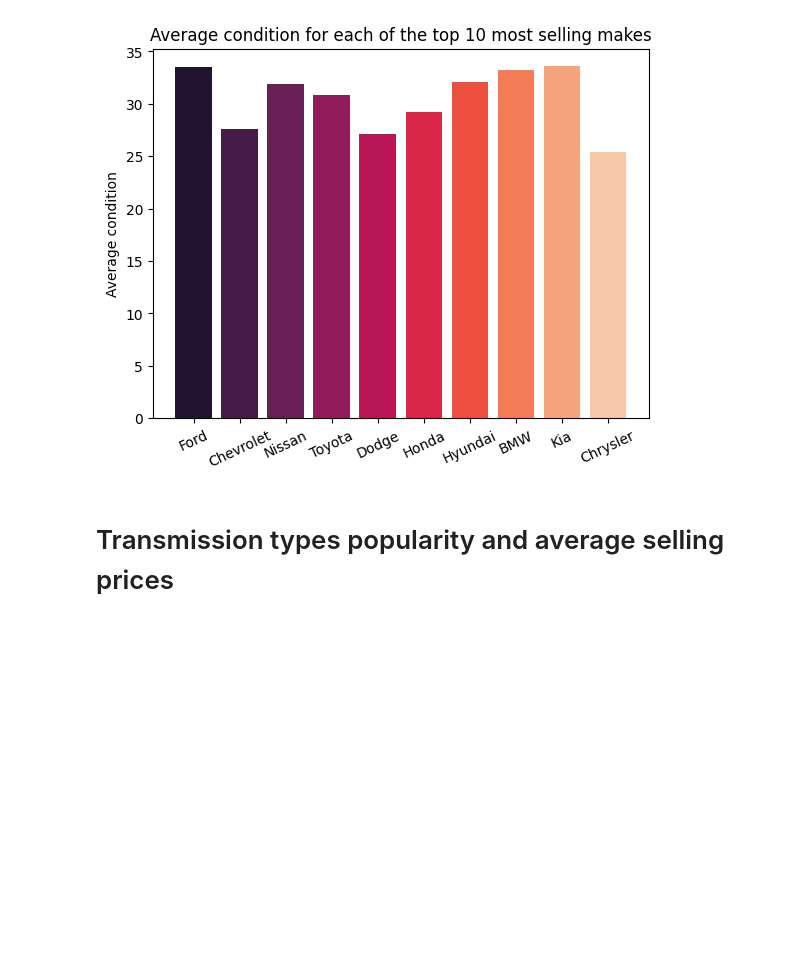
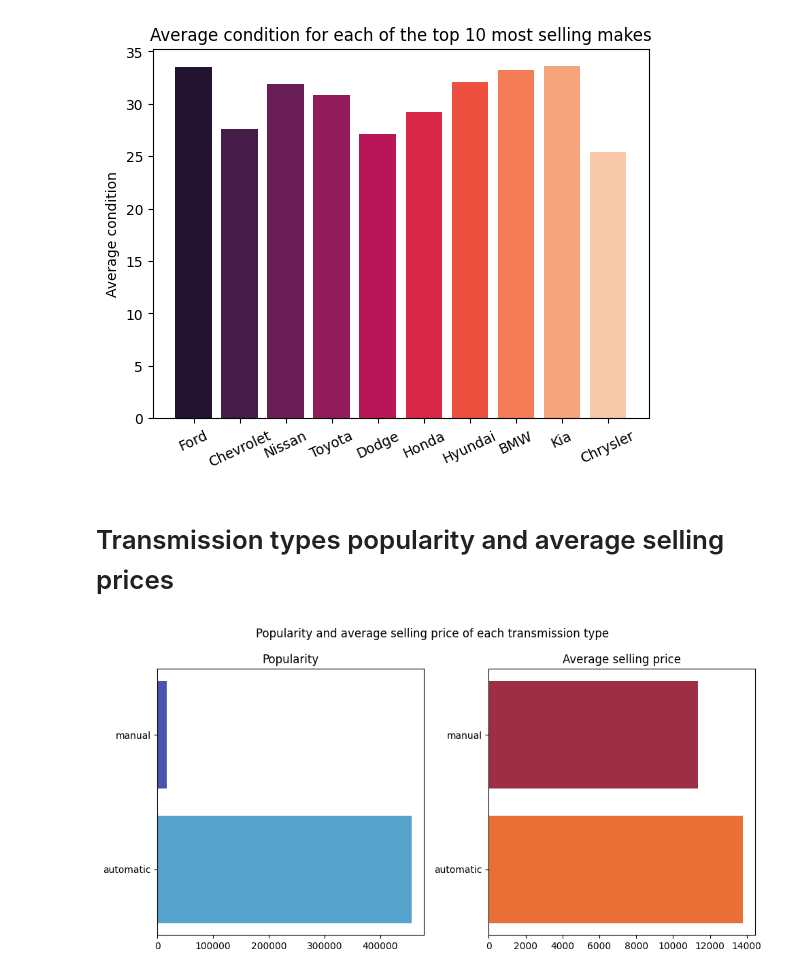
Before and after one commit to Amira-Bekhta/Vehicle_sales_case_study, a Jupyter notebook: Analytics/Condition.ipynb, the cells around one changed output. Saved outputs shown, nothing was run; the diff lists cells and outputs as text; code cells hidden in the pictures; blank space fills up the shorter version.

Commit message:
more condition analytics

```diff
--- a/Analytics/Condition.ipynb
+++ b/Analytics/Condition.ipynb
@@ -40,3 +40,23 @@ plt.savefig("../Visualizations/Condition/condition_avg.png")
 [figure]
 # %% [markdown]
 # Transmission types popularity and average selling prices
+# %%
+types = data.transmission.value_counts() # Types of transmission
+# %%
+avgs = [] # Average delling price for each transmission type
+for type in types.index:
+    avgs.append(data[data.transmission == type].sellingprice.mean())
+# %%
+fig, ax = plt.subplots(nrows=1, ncols=2, figsize=(10, 5))
+
+ax[0].barh(types.index[:2], types.iloc[:2], color=sns.color_palette("icefire"))
+ax[0].set_title("Popularity")
+
+ax[1].barh(types.index[:2], avgs[:2], color=sns.color_palette("icefire_r"))
+ax[1].set_title("Average selling price")
+
+plt.suptitle("Popularity and average selling price of each transmission type")
+plt.tight_layout()
+plt.savefig("../Visualizations/Condition/transmission.png")
+# %% [output]
+[figure, added]
```
Also changed, not shown: 1 other file.
